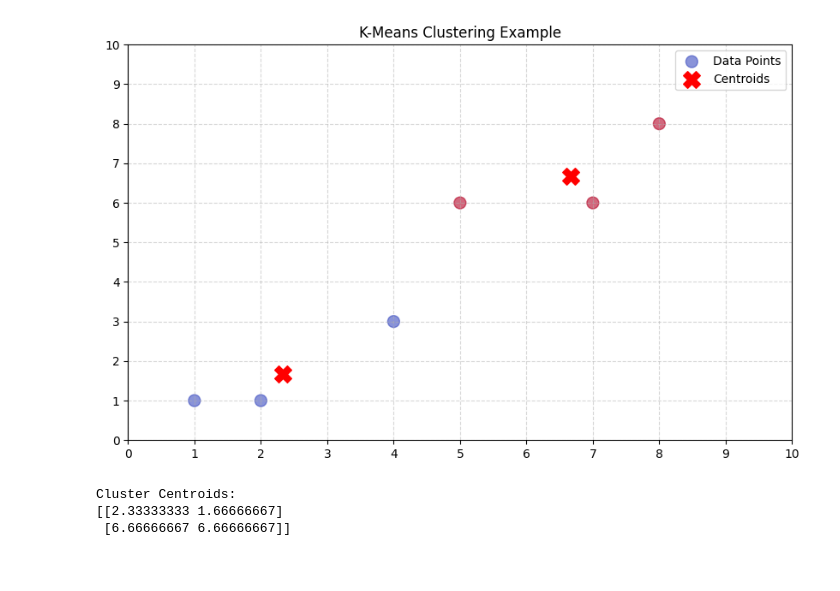
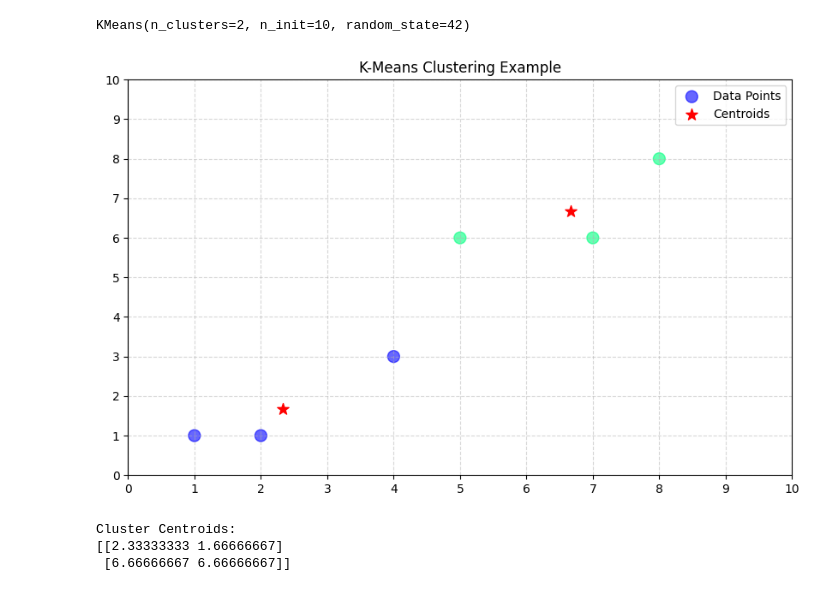
Before and after one commit to lyhour2/k-means-clustering, a Jupyter notebook: kmeans_clustering.ipynb, the cells around one changed output. Saved outputs shown, nothing was run; the diff lists cells and outputs as text; code cells hidden in the pictures.

```diff
--- a/kmeans_clustering.ipynb
+++ b/kmeans_clustering.ipynb
@@ -0,0 +27,7 @@
+# %%
+# Choose number of clusters (K)
+k = 2
+kmeans = KMeans(n_clusters=k, random_state=42, n_init=10)
+kmeans.fit(points)
+# %% [output]
+KMeans(n_clusters=2, n_init=10, random_state=42)
@@ -1,44 +38,25 @@
 # %%
-# ! pip install scikit-learn matplotlib numpy
-
-import numpy as np
-import matplotlib.pyplot as plt
-from sklearn.cluster import KMeans
-
-# Define dataset from the image
-points = np.array([
-    [1, 1], [2, 1], [4, 3], [5, 6], [7, 6], [8, 8]
-])
-
-# Choose number of clusters (K)
-k = 2  # You can change this value to experiment
-kmeans = KMeans(n_clusters=k, random_state=42, n_init=10)
-kmeans.fit(points)
-
-# Get cluster labels and centroids
-labels = kmeans.labels_
-centroids = kmeans.cluster_centers_
-
 # Plot the clustered points
 plt.figure(figsize=(10, 6))
-plt.scatter(points[:, 0], points[:, 1], c=labels, cmap='coolwarm', s=100, alpha=0.6, label="Data Points")
-plt.scatter(centroids[:, 0], centroids[:, 1], c='red', marker='X', s=200, label="Centroids")
+plt.scatter(points[:, 0], points[:, 1], c=labels, cmap='winter', s=100, alpha=0.6, label="Data Points")
+plt.scatter(centroids[:, 0], centroids[:, 1], c='red', marker='*', s=100, label="Centroids")
 
 # Formatting the plot
 plt.xlim(0, 10)
 plt.ylim(0, 10)
 plt.xticks(range(0, 11))
 plt.yticks(range(0, 11))
 plt.grid(True, linestyle="--", alpha=0.5)
 plt.title("K-Means Clustering Example")
 plt.legend()
 plt.show()
-
-# Print cluster centers
-print("Cluster Centroids:")
-print(centroids)
 # %% [output]
-[figure, old version]
+[figure, new version]
-Cluster Centroids:
-[[2.33333333 1.66666667]
- [6.66666667 6.66666667]]
+# %%
+# Print cluster centers
+print("Cluster Centroids:")
+print(centroids)
+# %% [output]
+Cluster Centroids:
+[[2.33333333 1.66666667]
+ [6.66666667 6.66666667]]
```
Also changed, not shown: parts of 3 cells of this notebook, 4 other files.
